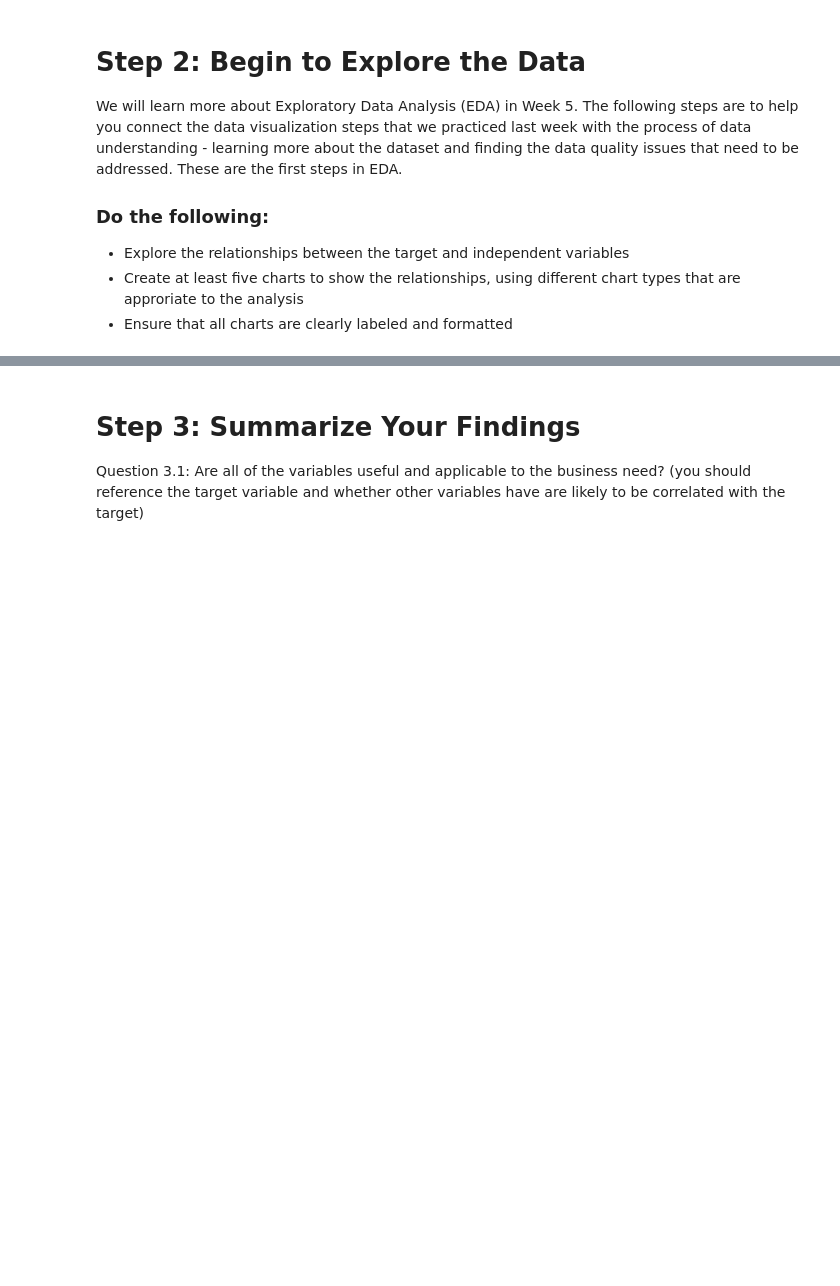
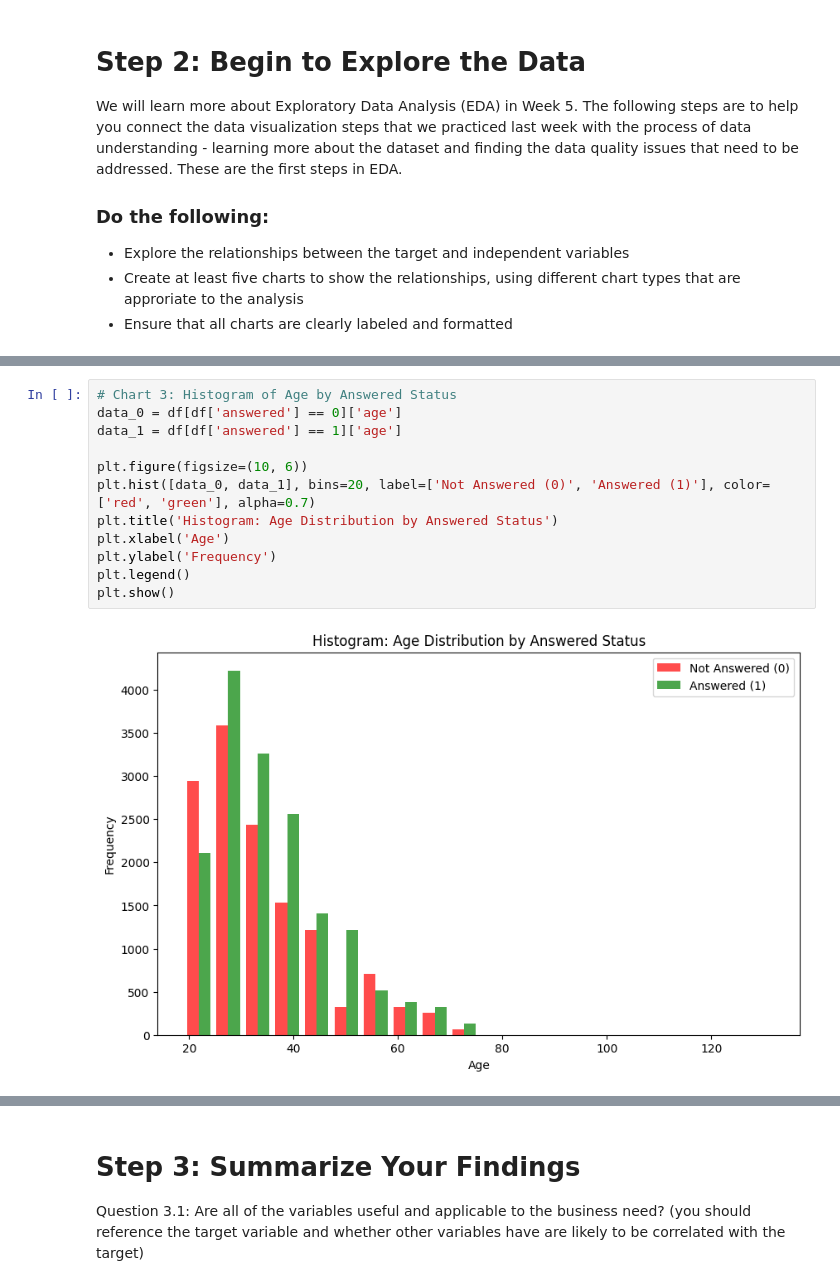
Before and after one commit to expely/Business-Analytics-Labs, a Jupyter notebook: Assignments/assignment_04_StayJoseph.ipynb, the cells around one changed output, grey strips where cells are left out. Saved outputs shown, nothing was run; the diff lists cells and outputs as text; blank space fills up the shorter version.

```diff
--- a/Assignments/assignment_04_StayJoseph.ipynb
+++ b/Assignments/assignment_04_StayJoseph.ipynb
@@ -97,0 +172,14 @@ We will learn more about Exploratory Data Analysis (EDA) in Week 5. The followin
+# %%
+# Chart 3: Histogram of Age by Answered Status
+data_0 = df[df['answered'] == 0]['age']
+data_1 = df[df['answered'] == 1]['age']
+
+plt.figure(figsize=(10, 6))
+plt.hist([data_0, data_1], bins=20, label=['Not Answered (0)', 'Answered (1)'], color=['red', 'green'], alpha=0.7)
+plt.title('Histogram: Age Distribution by Answered Status')
+plt.xlabel('Age')
+plt.ylabel('Frequency')
+plt.legend()
+plt.show()
+# %% [output]
+[figure, added]
```
Also changed, not shown: parts of 20 cells of this notebook.
